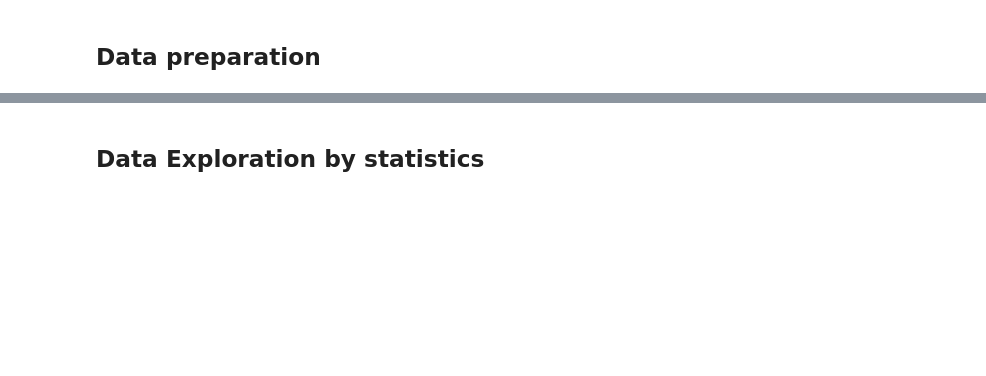
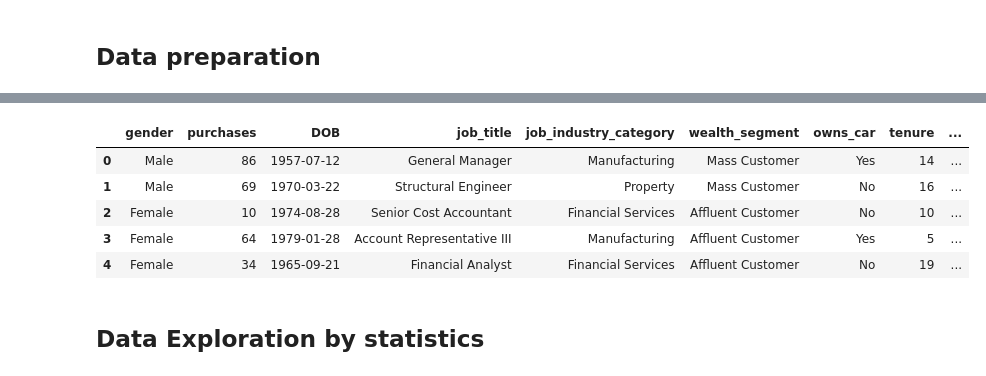
Before and after one commit to Asraful126/Forage, a Jupyter notebook: Data Insights.ipynb, the cells around one changed output, grey strips where cells are left out. Cells and saved outputs as stored; diff of their text form; code cells hidden in the pictures; blank space fills up the shorter version.

```diff
--- a/Data Insights.ipynb
+++ b/Data Insights.ipynb
@@ -138,3 +60,12 @@ df['Age'] = 2022 - df['DOB']
+# %%
+df.head()
+# %% [output]
+|  | gender | purchases | DOB | job_title | job_industry_category | wealth_segment | owns_car | tenure | ... |
+| 0 | Male | 86 | 1957-07-12 | General Manager | Manufacturing | Mass Customer | Yes | 14 | ... |
+| 1 | Male | 69 | 1970-03-22 | Structural Engineer | Property | Mass Customer | No | 16 | ... |
+| 2 | Female | 10 | 1974-08-28 | Senior Cost Accountant | Financial Services | Affluent Customer | No | 10 | ... |
+| 3 | Female | 64 | 1979-01-28 | Account Representative III | Manufacturing | Affluent Customer | Yes | 5 | ... |
+| 4 | Female | 34 | 1965-09-21 | Financial Analyst | Financial Services | Affluent Customer | No | 19 | ... |
 # %%
 del df['DOB']
 # %%
```
Also changed, not shown: parts of 33 cells of this notebook, 4 other files.
